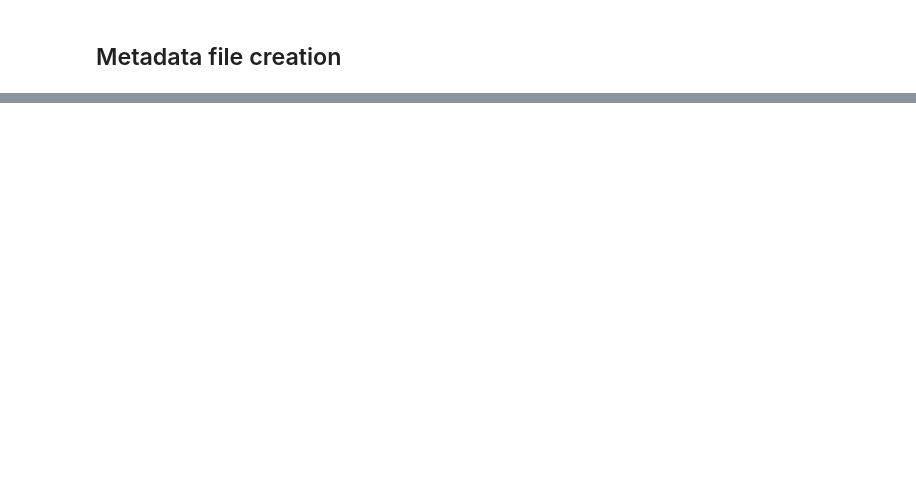
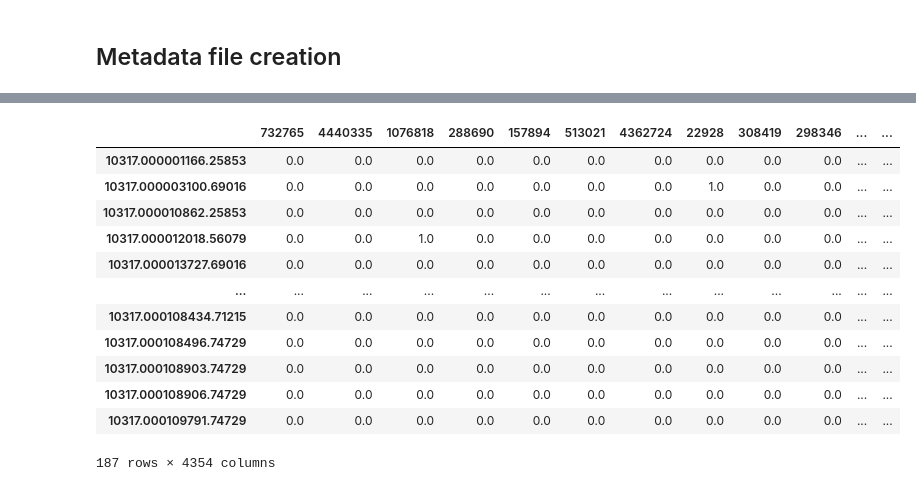
Before and after one commit to grusso98/gut-microbiota-diet, a Jupyter notebook: fastq-analysis.ipynb, the cells around one changed output, grey strips where cells are left out. Cells and saved outputs as stored; diff of their text form; code cells hidden in the pictures; blank space fills up the shorter version.

```diff
--- a/fastq-analysis.ipynb
+++ b/fastq-analysis.ipynb
@@ -238 +115,5 @@ Stats:
+# %%
+from qiime2 import Artifact
+otu_table = Artifact.load("feature_table.qza")
+rep_set = Artifact.load("rep_set_filt.qza")
 # %%
@@ -274,0 +131,5 @@ Name: id, Length: 163125, dtype: object
+# %%
+rooted_tree = Artifact.load("rooted_tree.qza")
+# %%
+from qiime2 import Metadata
+metadata = Metadata.load("sample_metadata.tsv")
@@ -281,0 +181,6 @@ deblur_table.visualization.save("deblur_table")
+# %%
+from qiime2.plugins import diversity
+core_metrics = diversity.pipelines.core_metrics_phylogenetic(table = otu_table,
+                                                             phylogeny = rooted_tree,
+                                                             sampling_depth = 8200,
+                                                             metadata = metadata)
@@ -281,0 +210,16 @@ deblur_table.visualization.save("deblur_table")
+# %%
+core_metrics.rarefied_table.view(pd.DataFrame)
+# %% [output]
+|  | 732765 | 4440335 | 1076818 | 288690 | 157894 | 513021 | 4362724 | 22928 | 308419 | 298346 | ... | ... |
+| 10317.000001166.25853 | 0.0 | 0.0 | 0.0 | 0.0 | 0.0 | 0.0 | 0.0 | 0.0 | 0.0 | 0.0 | ... | ... |
+| 10317.000003100.69016 | 0.0 | 0.0 | 0.0 | 0.0 | 0.0 | 0.0 | 0.0 | 1.0 | 0.0 | 0.0 | ... | ... |
+| 10317.000010862.25853 | 0.0 | 0.0 | 0.0 | 0.0 | 0.0 | 0.0 | 0.0 | 0.0 | 0.0 | 0.0 | ... | ... |
+| 10317.000012018.56079 | 0.0 | 0.0 | 1.0 | 0.0 | 0.0 | 0.0 | 0.0 | 0.0 | 0.0 | 0.0 | ... | ... |
+| 10317.000013727.69016 | 0.0 | 0.0 | 0.0 | 0.0 | 0.0 | 0.0 | 0.0 | 0.0 | 0.0 | 0.0 | ... | ... |
+| ... | ... | ... | ... | ... | ... | ... | ... | ... | ... | ... | ... | ... |
+| 10317.000108434.71215 | 0.0 | 0.0 | 0.0 | 0.0 | 0.0 | 0.0 | 0.0 | 0.0 | 0.0 | 0.0 | ... | ... |
+| 10317.000108496.74729 | 0.0 | 0.0 | 0.0 | 0.0 | 0.0 | 0.0 | 0.0 | 0.0 | 0.0 | 0.0 | ... | ... |
+| 10317.000108903.74729 | 0.0 | 0.0 | 0.0 | 0.0 | 0.0 | 0.0 | 0.0 | 0.0 | 0.0 | 0.0 | ... | ... |
+| 10317.000108906.74729 | 0.0 | 0.0 | 0.0 | 0.0 | 0.0 | 0.0 | 0.0 | 0.0 | 0.0 | 0.0 | ... | ... |
+| 10317.000109791.74729 | 0.0 | 0.0 | 0.0 | 0.0 | 0.0 | 0.0 | 0.0 | 0.0 | 0.0 | 0.0 | ... | ... |
+187 rows × 4354 columns
```
Also changed, not shown: parts of 70 cells of this notebook, 4 other files.
